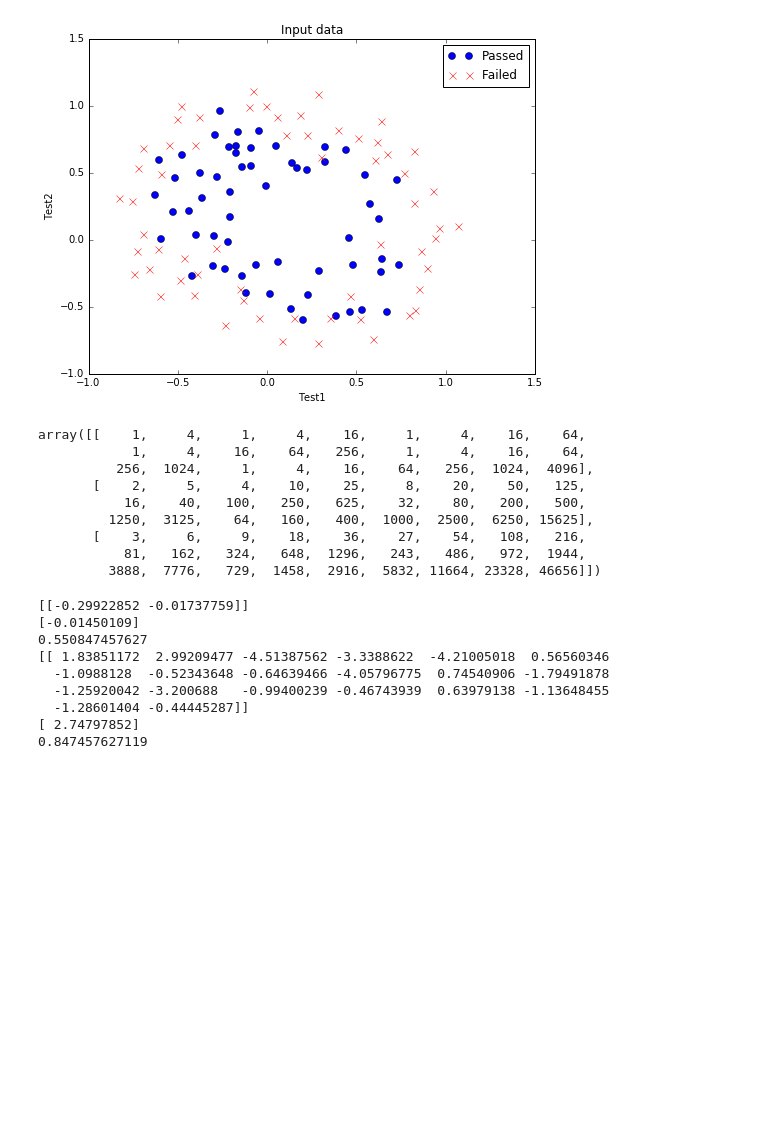
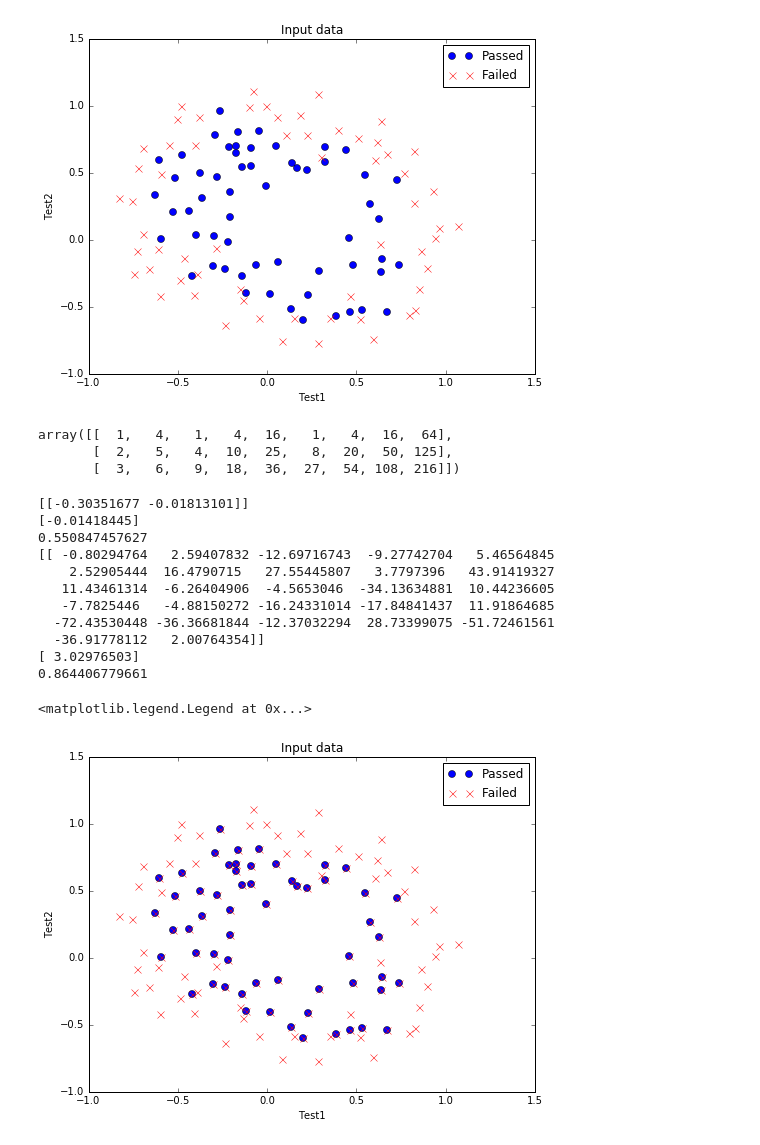
Before and after one commit to PeterBurenkov/sklearn_pycon2015, a Jupyter notebook: notebooks/Ex2.ipynb, the cells around one changed output. Saved outputs shown, nothing was run; the diff lists cells and outputs as text; code cells hidden in the pictures; blank space fills up the shorter version.

```diff
--- a/notebooks/Ex2.ipynb
+++ b/notebooks/Ex2.ipynb
@@ -87,39 +80,40 @@ def mapFeature(x1, x2, degree):
             #print(i-j,j)
     #print(out)
     return out
-mapFeature(np.array([1, 2, 3]), np.array([4, 5, 6]), )
+mapFeature(np.array([1, 2, 3]), np.array([4, 5, 6]), 3)
 # %% [output]
-array([[    1,     4,     1,     4,    16,     1,     4,    16,    64,
-            1,     4,    16,    64,   256,     1,     4,    16,    64,
-          256,  1024,     1,     4,    16,    64,   256,  1024,  4096],
-       [    2,     5,     4,    10,    25,     8,    20,    50,   125,
-           16,    40,   100,   250,   625,    32,    80,   200,   500,
-         1250,  3125,    64,   160,   400,  1000,  2500,  6250, 15625],
-       [    3,     6,     9,    18,    36,    27,    54,   108,   216,
-           81,   162,   324,   648,  1296,   243,   486,   972,  1944,
-         3888,  7776,   729,  1458,  2916,  5832, 11664, 23328, 46656]])
+array([[  1,   4,   1,   4,  16,   1,   4,  16,  64],
+       [  2,   5,   4,  10,  25,   8,  20,  50, 125],
+       [  3,   6,   9,  18,  36,  27,  54, 108, 216]])
 # %%
-model = LogisticRegression(C = 10, penalty='l2')
+power = 6
+model = LogisticRegression(C = 10000, penalty='l2')
 model.fit(x,y)
 print(model.coef_)
 print(model.intercept_)
 print(model.score(x, y))
 
-x2 = mapFeature(x[:,0], x[:,1], 5)
+x2 = mapFeature(x[:,0], x[:,1], power)
 model.fit(x2,y)
 print(model.coef_)
 print(model.intercept_)
 print(model.score(x2, y))
+plotInputData()
+plt.legend()
 # %% [output]
-[[-0.29922852 -0.01737759]]
-[-0.01450109]
+[[-0.30351677 -0.01813101]]
+[-0.01418445]
 0.550847457627
-[[ 1.83851172  2.99209477 -4.51387562 -3.3388622  -4.21005018  0.56560346
-  -1.0988128  -0.52343648 -0.64639466 -4.05796775  0.74540906 -1.79491878
-  -1.25920042 -3.200688   -0.99400239 -0.46743939  0.63979138 -1.13648455
-  -1.28601404 -0.44445287]]
-[ 2.74797852]
-0.847457627119
+[[ -0.80294764   2.59407832 -12.69716743  -9.27742704   5.46564845
+    2.52905444  16.4790715   27.55445807   3.7797396   43.91419327
+   11.43461314  -6.26404906  -4.5653046  -34.13634881  10.44236605
+   -7.7825446   -4.88150272 -16.24331014 -17.84841437  11.91864685
+  -72.43530448 -36.36681844 -12.37032294  28.73399075 -51.72461561
+  -36.91778112   2.00764354]]
+[ 3.02976503]
+0.864406779661
+<matplotlib.legend.Legend at 0x...>
+[figure, added]
 # %%
 u = np.linspace(-1, 1.5, 50)
 v = np.linspace(-1, 1.5, 50)
```
Also changed, not shown: parts of 5 cells of this notebook.
